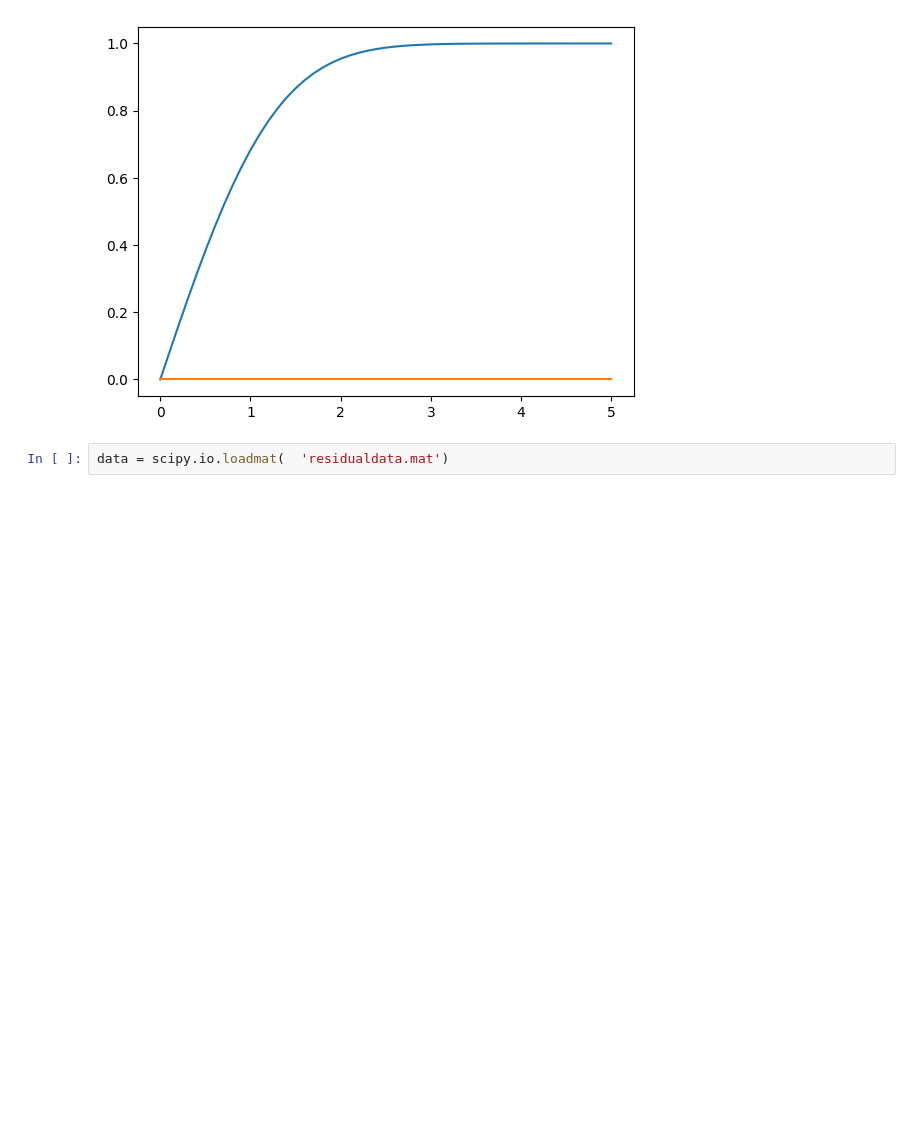
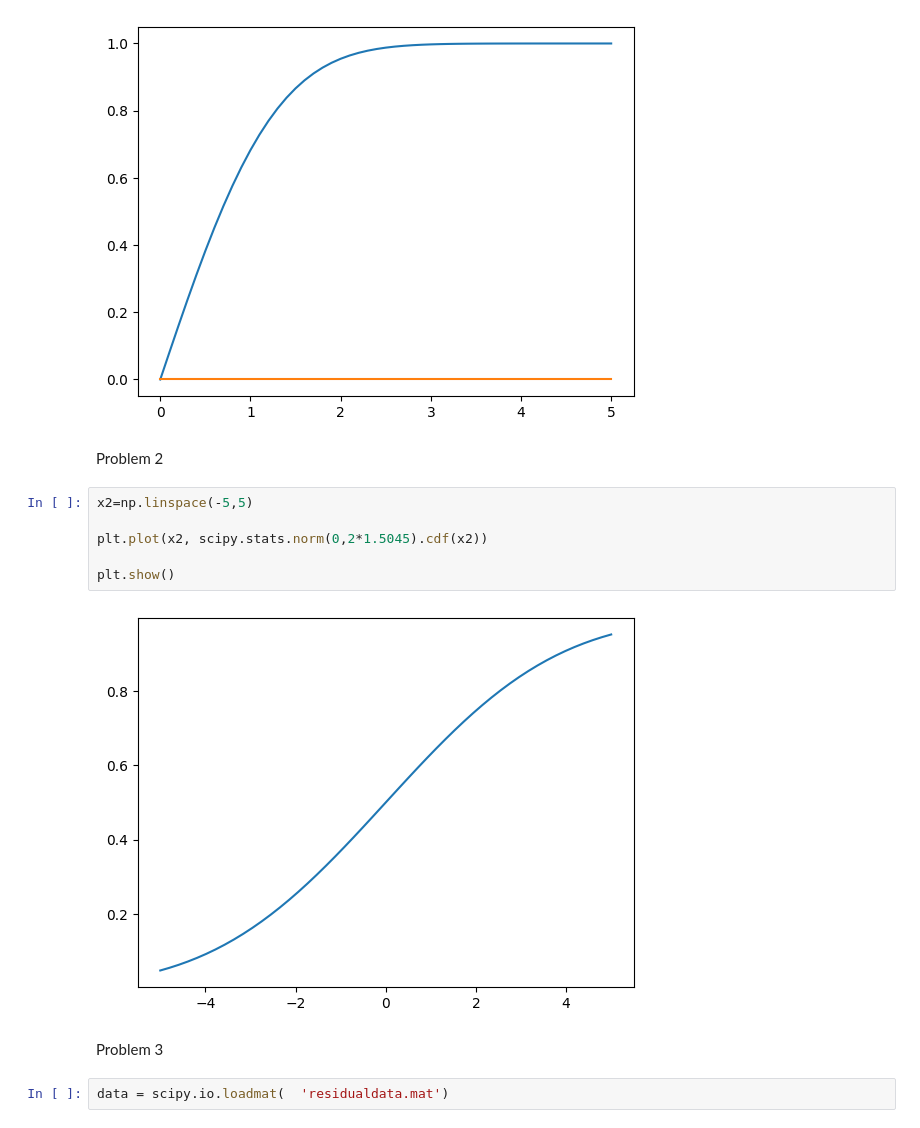
Before and after one commit to evitell/EL2050-hw-1-3, a Jupyter notebook: notebook1-hw13.ipynb, the cells around one changed output. Drawn from its saved outputs; the diff is of its cells as text; blank space fills up the shorter version.

```diff
--- a/notebook1-hw13.ipynb
+++ b/notebook1-hw13.ipynb
@@ -60,6 +49,18 @@ plt.plot([0,5],[0,0])
 plt.show()
 # %% [output]
 [figure]
+# %% [markdown]
+Problem 2
+# %%
+x2=np.linspace(-5,5)
+
+plt.plot(x2, scipy.stats.norm(0,2*1.5045).cdf(x2))
+
+plt.show()
+# %% [output]
+[figure, added]
+# %% [markdown]
+Problem 3
 # %%
 data = scipy.io.loadmat(  'residualdata.mat')
 # %%
```
Also changed, not shown: parts of 3 cells of this notebook.
